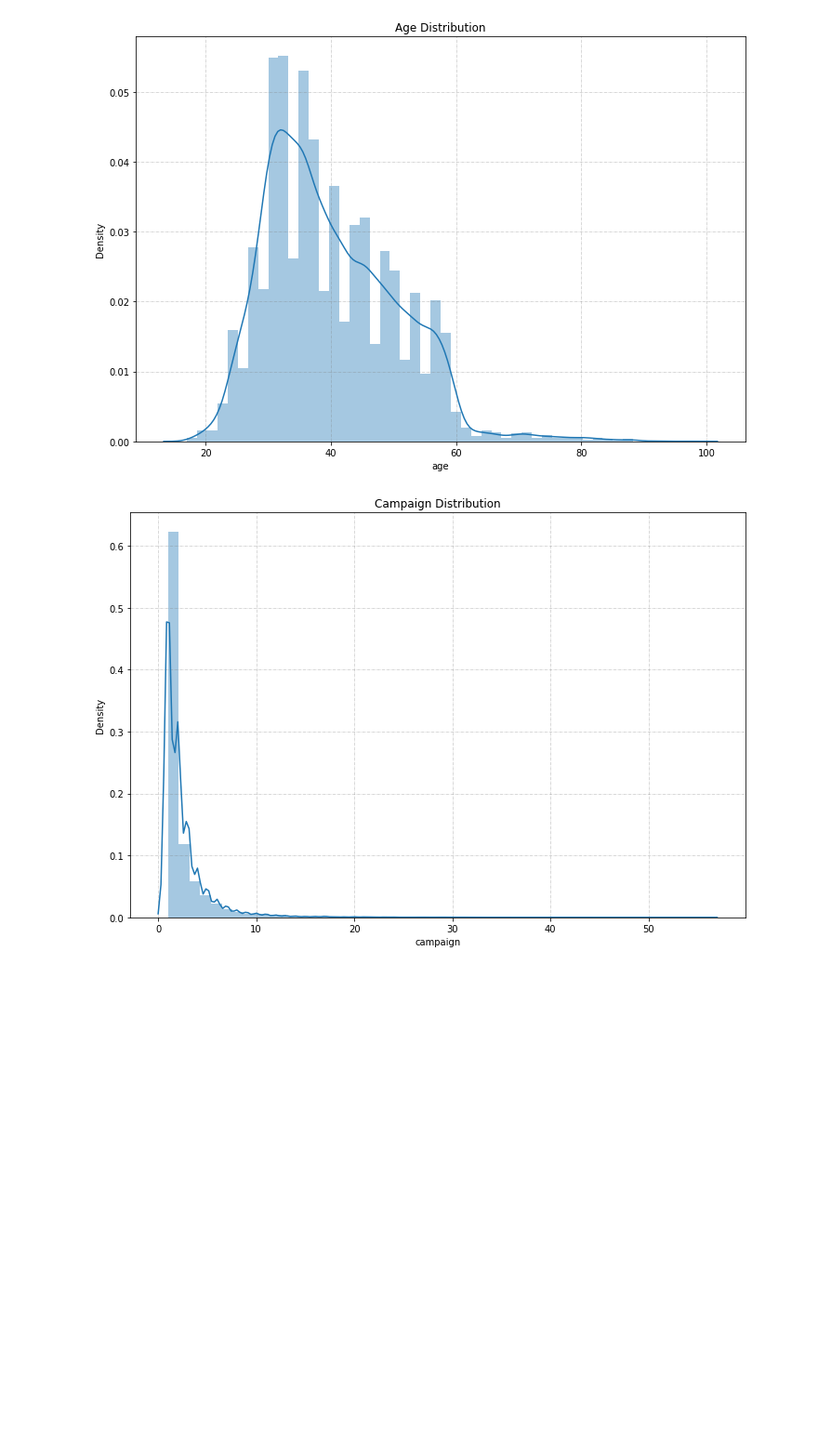
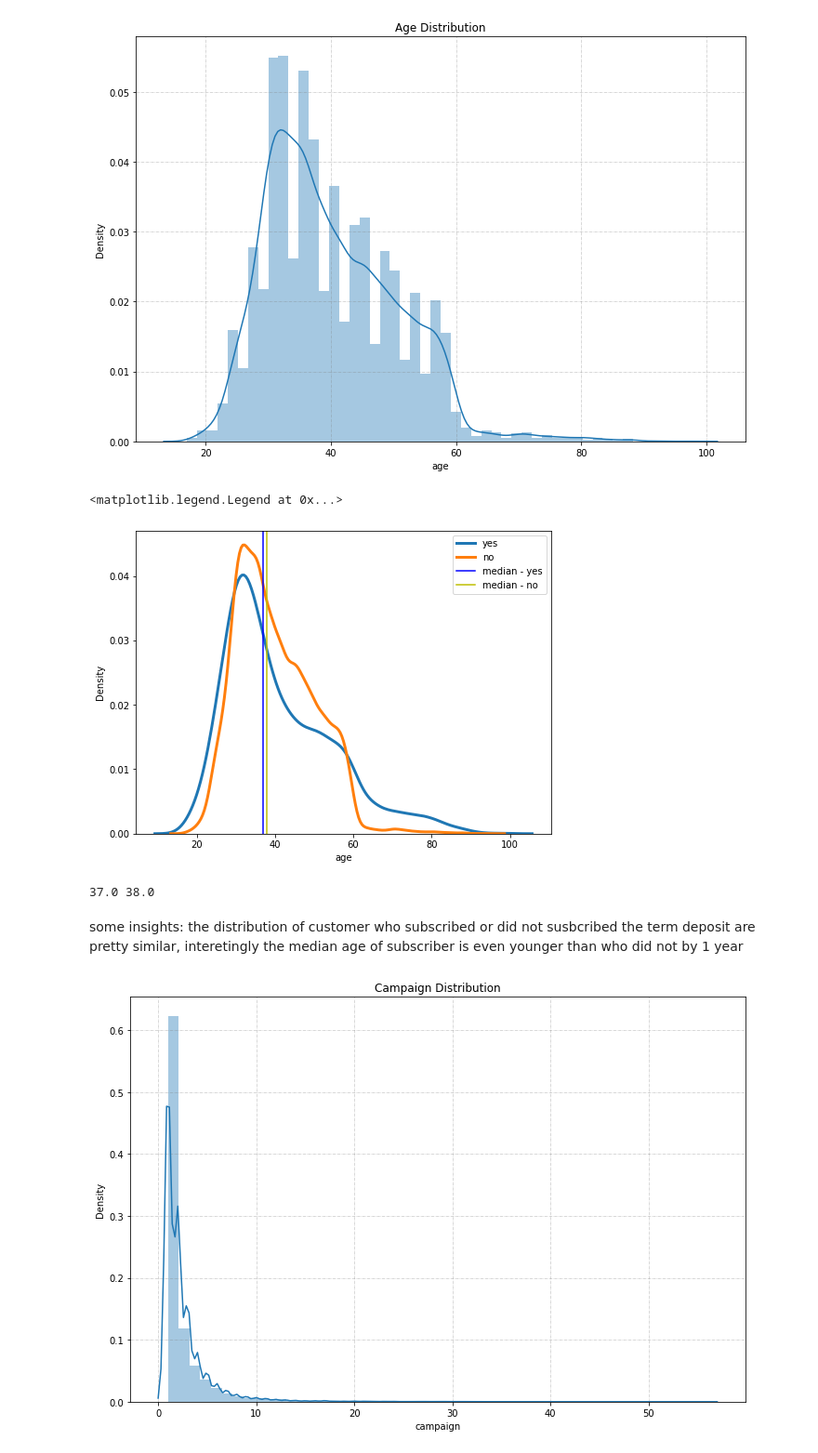
Before and after one commit to ShawnLiu119/Bank-Marketing_Clas-Clus-AppDev, a Jupyter notebook: BankMkt_EDA.ipynb, the cells around one changed output. Shown: that part at 93% size. Cells and saved outputs as stored; diff of their text form; code cells hidden in the pictures; blank space fills up the shorter version.

```diff
--- a/BankMkt_EDA.ipynb
+++ b/BankMkt_EDA.ipynb
@@ -53,6 +53,30 @@ def create_hist(data, title):
 create_hist(data['age'], 'Age')
 # %% [output]
 [figure]
+# %%
+df_y = data[data['y'] == 'yes']
+df_n = data[data['y'] =='no']
+# %%
+plt.figure(figsize=(8,6))
+sns.distplot(df_y['age'], hist = False, kde = True, kde_kws = {'linewidth': 3},label = 'yes')
+sns.distplot(df_n['age'], hist = False, kde = True, kde_kws = {'linewidth': 3},label = 'no')
+
+median_y = df_y['age'].median()
+median_n = df_n['age'].median()
+
+plt.axvline(x = median_y, color = 'b', label = 'median - yes')
+plt.axvline(x = median_n, color = 'y', label = 'median - no')
+
+plt.legend()
+# %% [output]
+<matplotlib.legend.Legend at 0x...>
+[figure, added]
+# %%
+print(median_y, median_n)
+# %% [output]
+37.0 38.0
+# %% [markdown]
+some insights: the distribution of customer who subscribed or did not susbcribed the term deposit are pretty similar, interetingly the median age of subscriber is even younger than who did not by 1 year
 # %%
 create_hist(data['campaign'], 'Campaign')
 # %% [output]
```
Also changed, not shown: parts of 9 cells of this notebook.
